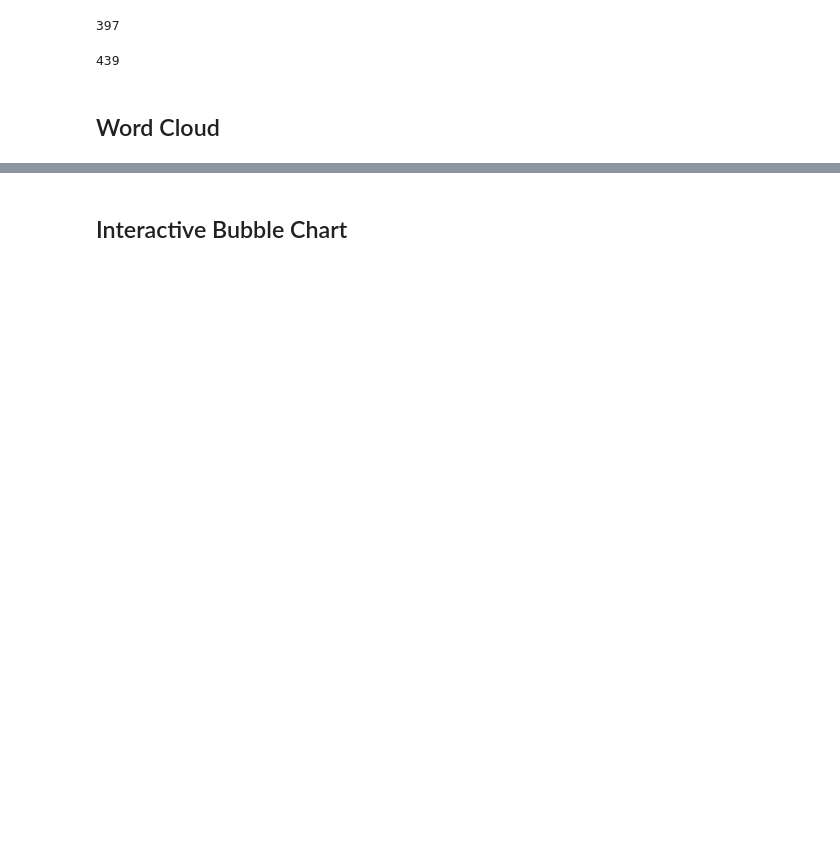
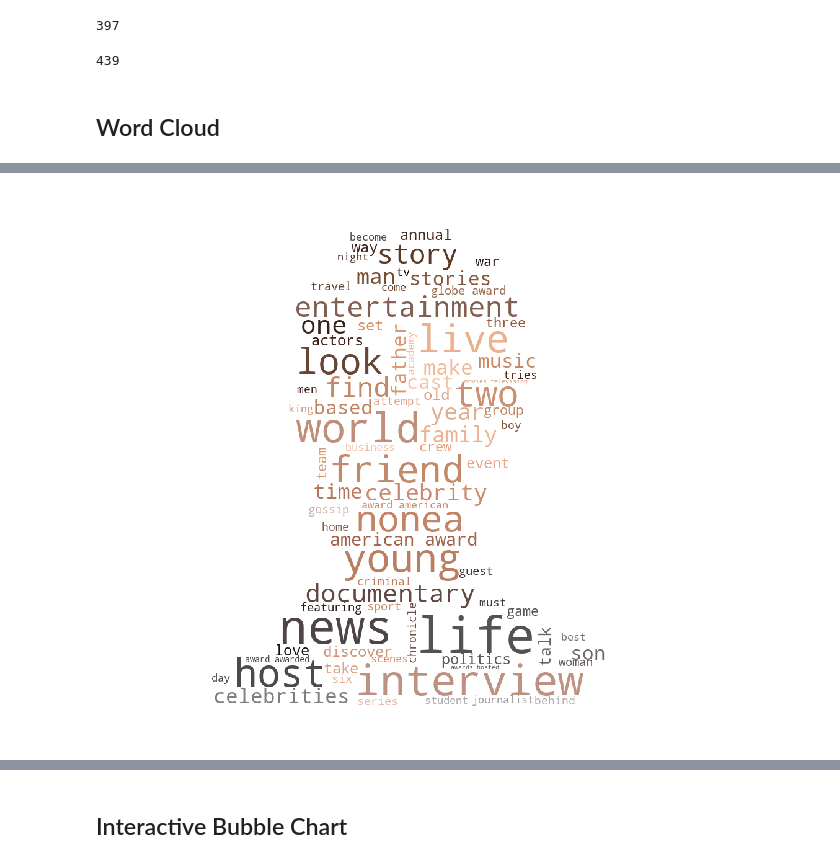
Before and after one commit to TonyZhanghm/DSC106_hw_submission, a Jupyter notebook: hw4/Movie.ipynb, the cells around one changed output, grey strips where cells are left out. Saved outputs shown, nothing was run; the diff lists cells and outputs as text; code cells hidden in the pictures; blank space fills up the shorter version.

```diff
--- a/hw4/Movie.ipynb
+++ b/hw4/Movie.ipynb
@@ -49,8 +59,8 @@ def film_to_dict(film):
 #     time.sleep(2)
 #     brad_films_dict[film_id]=film_to_dict(film)
 # %%
-with open('brad.pkl','wb') as f:
-    pickle.dump(brad_films_dict, f)
+# with open('brad.pkl','wb') as f:
+#     pickle.dump(brad_films_dict, f)
 # %%
 with open('brad.pkl','rb') as f:
     brad_films_dict = pickle.load(f)
@@ -113,7 +118,6 @@ def extract_outline_text(films_dict):
         outline = ' '.join(outline.split())
         text += outline
     return text.lower()
+
+stopwords = list(STOPWORDS)
+stopwords+=['film', 'show', 'new', 'movie', 'hollywood','year', 'actor']
-# %%
-temp = extract_outline_text(leo_films_dict)
-stopwords = list(STOPWORDS)
-stopwords+=['film', 'show', 'new', 'movie', 'hollywood', 'interview','year', 'actor']
@@ -128,0 +131,11 @@ plt.show()
+# %%
+temp = extract_outline_text(brad_films_dict)
+coloring = np.array(Image.open('brad.jpg'))
+image_colors = ImageColorGenerator(coloring)
+wordcloud = WordCloud(background_color="white",width=1000, height=860, mask = coloring ,margin=2, stopwords=stopwords, min_font_size=10, max_font_size=80).generate(temp)
+plt.figure(figsize = (10,10))
+plt.imshow(wordcloud.recolor(color_func=image_colors))
+plt.axis("off")
+plt.show()
+# %% [output]
+[figure, added]
```
Also changed, not shown: parts of 28 cells of this notebook, 4 other files.
